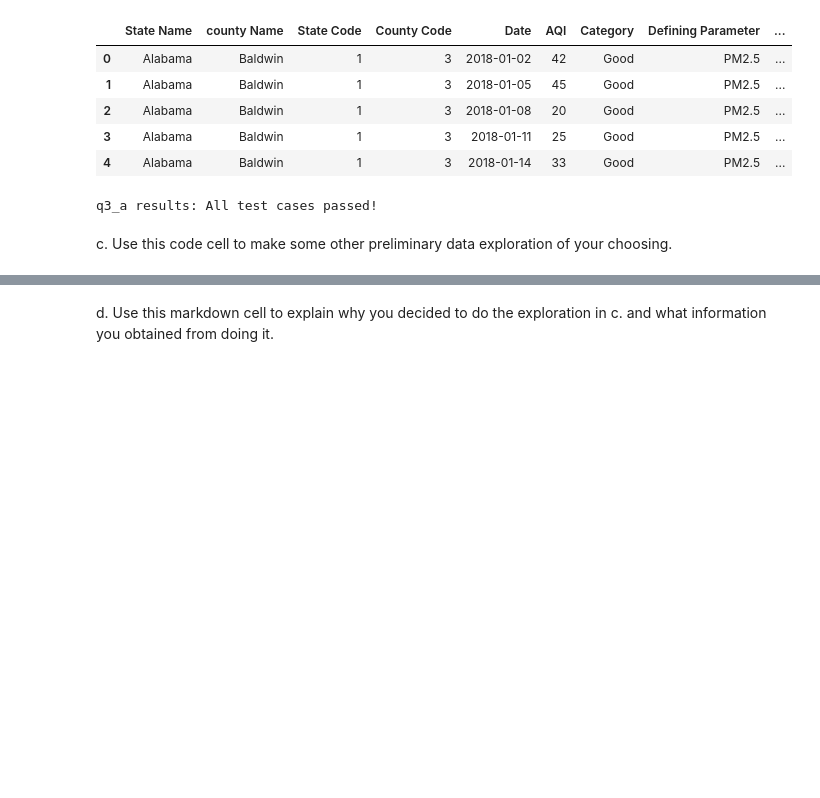
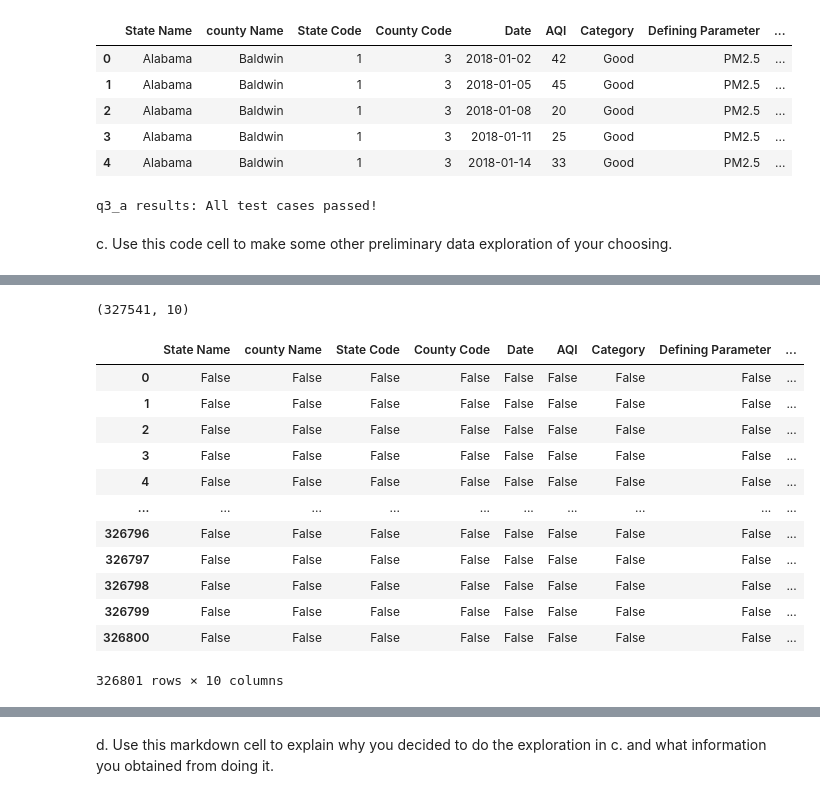
Before and after one commit to Amapolaa/eds220-hwk2, a Jupyter notebook: task3/hwk2-task3-aqi.ipynb, the cells around one changed output, grey strips where cells are left out. Cells and saved outputs as stored; diff of their text form; code cells hidden in the pictures; blank space fills up the shorter version.

```diff
--- a/task3/hwk2-task3-aqi.ipynb
+++ b/task3/hwk2-task3-aqi.ipynb
@@ -97,0 +120,25 @@ c. Use this code cell to make some other preliminary data exploration of your ch
+# %%
+#check the dimensions (rxc)
+#note: bth have the same amount of rows and col
+aqi_17.shape
+aqi_18.shape
+# %% [output]
+(327541, 10)
+# %%
+#wanted to check if theres any missing values
+#there are no missing values for this data frame
+aqi_17.isna()
+# %% [output]
+|  | State Name | county Name | State Code | County Code | Date | AQI | Category | Defining Parameter | ... |
+| 0 | False | False | False | False | False | False | False | False | ... |
+| 1 | False | False | False | False | False | False | False | False | ... |
+| 2 | False | False | False | False | False | False | False | False | ... |
+| 3 | False | False | False | False | False | False | False | False | ... |
+| 4 | False | False | False | False | False | False | False | False | ... |
+| ... | ... | ... | ... | ... | ... | ... | ... | ... | ... |
+| 326796 | False | False | False | False | False | False | False | False | ... |
+| 326797 | False | False | False | False | False | False | False | False | ... |
+| 326798 | False | False | False | False | False | False | False | False | ... |
+| 326799 | False | False | False | False | False | False | False | False | ... |
+| 326800 | False | False | False | False | False | False | False | False | ... |
+326801 rows × 10 columns
```
Also changed, not shown: parts of 7 cells of this notebook, 1 other file.
